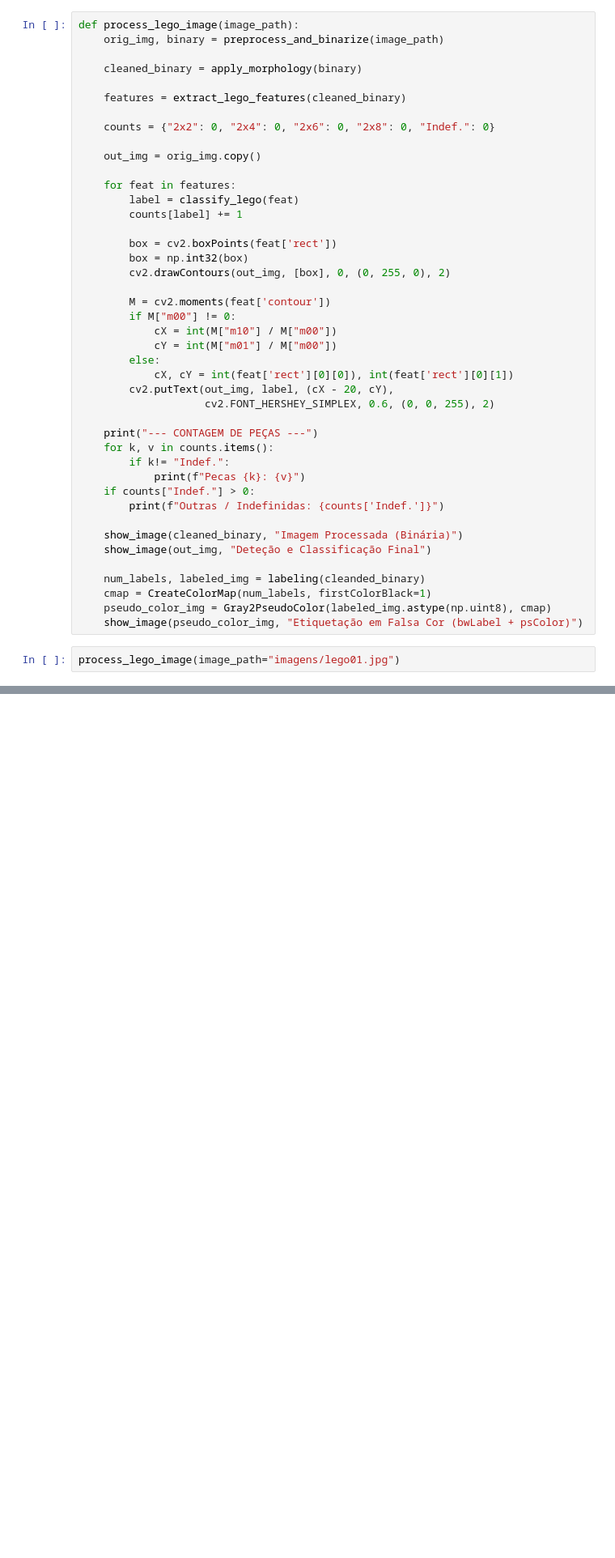
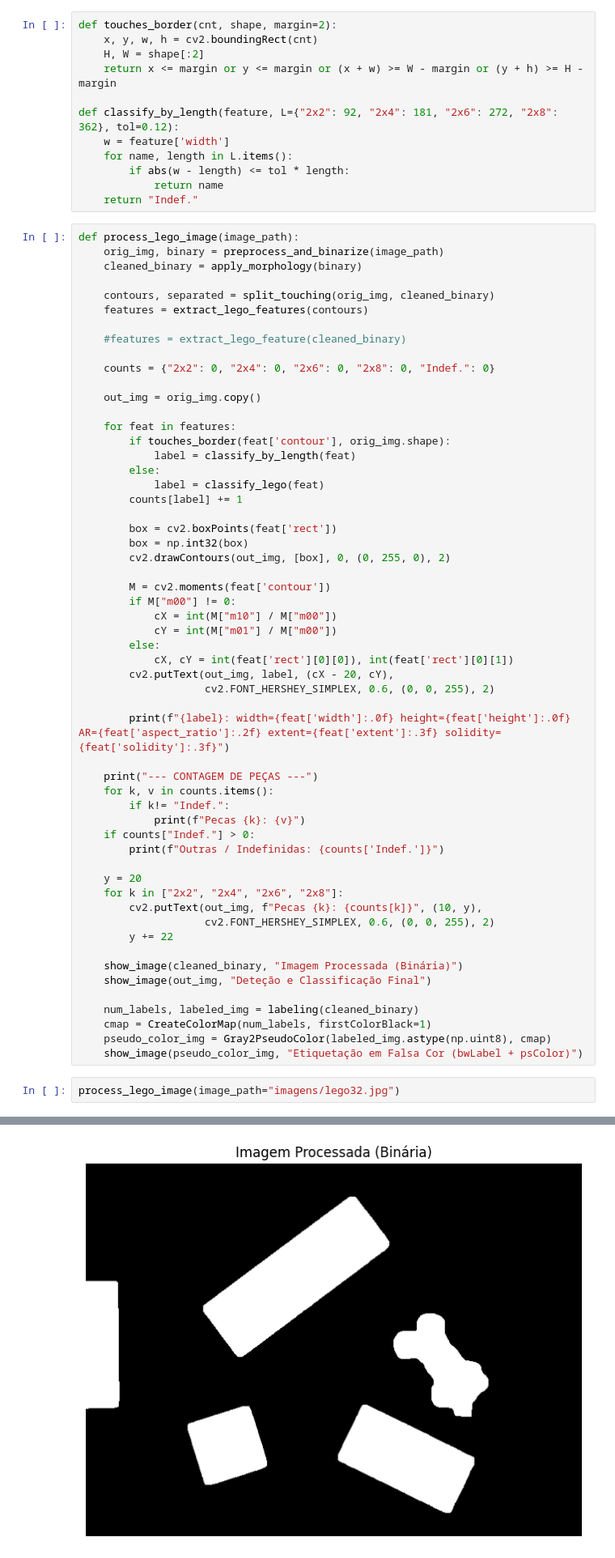
Before and after one commit to teixeira2308/PIV_TP1, a Jupyter notebook: contarPecas.ipynb, the cells around one changed output, grey strips where cells are left out. Shown at 81% size. Drawn from its saved outputs; the diff is of its cells as text; blank space fills up the shorter version.

```diff
--- a/contarPecas.ipynb
+++ b/contarPecas.ipynb
@@ -84,20 +175,37 @@ def classify_lego(feature):
         return "2x8"
     else:
         return "Indef."
+# %%
+def touches_border(cnt, shape, margin=2):
+    x, y, w, h = cv2.boundingRect(cnt)
+    H, W = shape[:2]
+    return x <= margin or y <= margin or (x + w) >= W - margin or (y + h) >= H - margin
+
+def classify_by_length(feature, L={"2x2": 92, "2x4": 181, "2x6": 272, "2x8": 362}, tol=0.12):
+    w = feature['width']
+    for name, length in L.items():
+        if abs(w - length) <= tol * length:
+            return name
+    return "Indef."
 # %%
 def process_lego_image(image_path):
     orig_img, binary = preprocess_and_binarize(image_path)
-
     cleaned_binary = apply_morphology(binary)
 
-    features = extract_lego_features(cleaned_binary)
+    contours, separated = split_touching(orig_img, cleaned_binary)
+    features = extract_lego_features(contours)
+
+    #features = extract_lego_feature(cleaned_binary)
 
     counts = {"2x2": 0, "2x4": 0, "2x6": 0, "2x8": 0, "Indef.": 0}
 
     out_img = orig_img.copy()
 
     for feat in features:
-        label = classify_lego(feat)
+        if touches_border(feat['contour'], orig_img.shape):
+            label = classify_by_length(feat)
+        else:
+            label = classify_lego(feat)
         counts[label] += 1
 
         box = cv2.boxPoints(feat['rect'])
@@ -113,6 +221,8 @@ def process_lego_image(image_path):
         cv2.putText(out_img, label, (cX - 20, cY),
                     cv2.FONT_HERSHEY_SIMPLEX, 0.6, (0, 0, 255), 2)
 
+        print(f"{label}: width={feat['width']:.0f} height={feat['height']:.0f} AR={feat['aspect_ratio']:.2f} extent={feat['extent']:.3f} solidity={feat['solidity']:.3f}")
+
     print("--- CONTAGEM DE PEÇAS ---")
     for k, v in counts.items():
         if k!= "Indef.":
@@ -120,13 +230,19 @@ def process_lego_image(image_path):
     if counts["Indef."] > 0:
         print(f"Outras / Indefinidas: {counts['Indef.']}")
 
+    y = 20
+    for k in ["2x2", "2x4", "2x6", "2x8"]:
+        cv2.putText(out_img, f"Pecas {k}: {counts[k]}", (10, y),
+                    cv2.FONT_HERSHEY_SIMPLEX, 0.6, (0, 0, 255), 2)
+        y += 22
+
     show_image(cleaned_binary, "Imagem Processada (Binária)")
     show_image(out_img, "Deteção e Classificação Final")
 
-    num_labels, labeled_img = labeling(cleanded_binary)
+    num_labels, labeled_img = labeling(cleaned_binary)
     cmap = CreateColorMap(num_labels, firstColorBlack=1)
     pseudo_color_img = Gray2PseudoColor(labeled_img.astype(np.uint8), cmap)
     show_image(pseudo_color_img, "Etiquetação em Falsa Cor (bwLabel + psColor)")
 # %%
-process_lego_image(image_path="imagens/lego01.jpg")
+process_lego_image(image_path="imagens/lego32.jpg")
 # %% [output]
@@ -133,0 +260 @@ TypeError: cannot unpack non-iterable NoneType object
+[figure, added]
```
Also changed, not shown: parts of 6 cells of this notebook, 2 other files.
